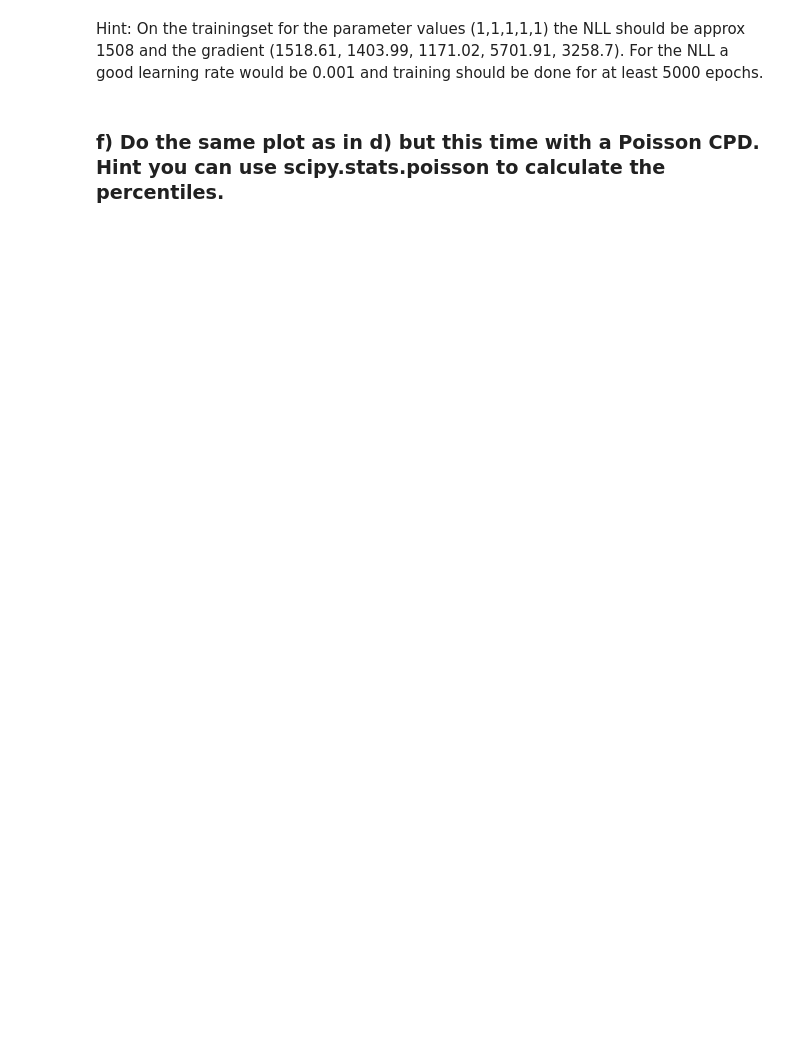
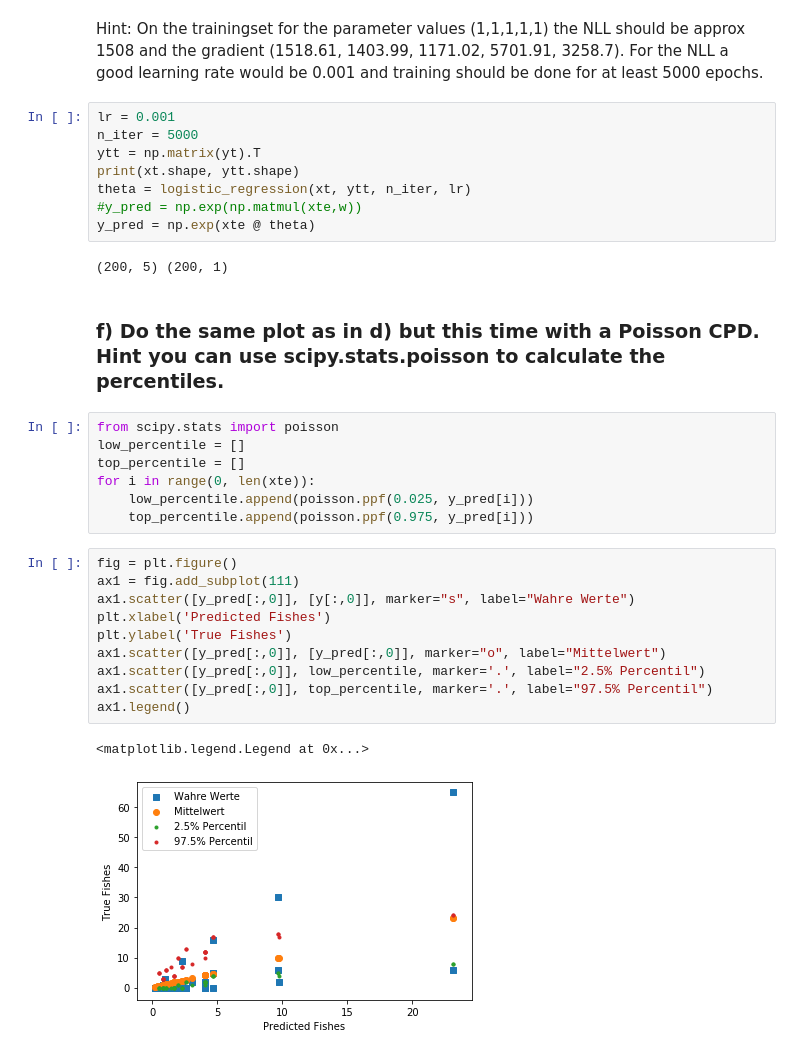
Before and after one commit to fa97ber/MachineLearning, a Jupyter notebook: ML/ML_03_Zusatz.ipynb, the cells around one changed output. Saved outputs shown, nothing was run; the diff lists cells and outputs as text; blank space fills up the shorter version.

```diff
--- a/ML/ML_03_Zusatz.ipynb
+++ b/ML/ML_03_Zusatz.ipynb
@@ -135,7 +198,37 @@ Use a gradient descent approach on the NLL to find the solution for the paramete
 # %% [markdown]
 Hint: On the trainingset for the parameter values (1,1,1,1,1) the NLL should be approx 1508 and the gradient (1518.61, 1403.99, 1171.02, 5701.91, 3258.7). For the NLL a good learning rate would be 0.001 and training should be done for at least 5000 epochs.
+# %%
+lr = 0.001
+n_iter = 5000
+ytt = np.matrix(yt).T
+print(xt.shape, ytt.shape)
+theta = logistic_regression(xt, ytt, n_iter, lr)
+#y_pred = np.exp(np.matmul(xte,w))
+y_pred = np.exp(xte @ theta)
+# %% [output]
+(200, 5) (200, 1)
 # %% [markdown]
 <h3>f) Do the same plot as in d) but this time with a Poisson CPD. Hint you can use scipy.stats.poisson to calculate the percentiles.</h3>
+# %%
+from scipy.stats import poisson
+low_percentile = []
+top_percentile = []
+for i in range(0, len(xte)):
+    low_percentile.append(poisson.ppf(0.025, y_pred[i]))
+    top_percentile.append(poisson.ppf(0.975, y_pred[i]))
+# %%
+fig = plt.figure()
+ax1 = fig.add_subplot(111)
+ax1.scatter([y_pred[:,0]], [y[:,0]], marker="s", label="Wahre Werte")
+plt.xlabel('Predicted Fishes')
+plt.ylabel('True Fishes')
+ax1.scatter([y_pred[:,0]], [y_pred[:,0]], marker="o", label="Mittelwert")
+ax1.scatter([y_pred[:,0]], low_percentile, marker='.', label="2.5% Percentil")
+ax1.scatter([y_pred[:,0]], top_percentile, marker='.', label="97.5% Percentil")
+ax1.legend()
+# %% [output]
+<matplotlib.legend.Legend at 0x...>
+[figure, added]
 # %%
 %version_information numpy, pandas
 # %% [output]
```
Also changed, not shown: parts of 11 cells of this notebook, 1 other file.
